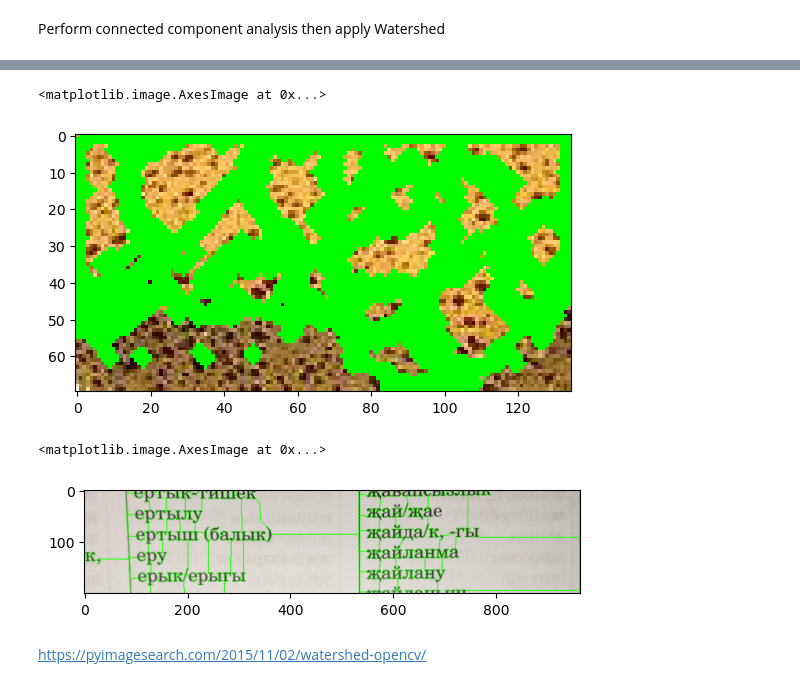
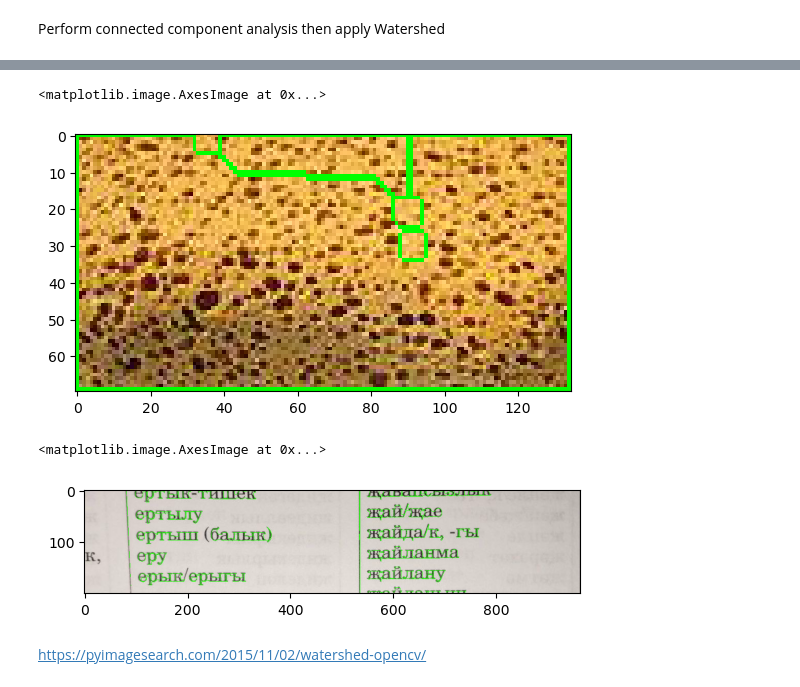
Before and after one commit to ch1cly/PythonScripts, a Jupyter notebook: imageprocessing/fourth.ipynb, the cells around one changed output, grey strips where cells are left out. Saved outputs shown, nothing was run; the diff lists cells and outputs as text; code cells hidden in the pictures.

```diff
--- a/imageprocessing/fourth.ipynb
+++ b/imageprocessing/fourth.ipynb
@@ -41,0 +61,3 @@ plt.imshow(local_max)
+# %%
+local_max = peak_local_max(distance, min_distance=30)
+local_max.shape[0]
@@ -55,0 +80,4 @@ plt.imshow(labels)
+# %%
+mask = np.zeros(distance.shape, dtype=bool)
+mask[tuple(local_max.T)] = True
+markers, _ = ndi.label(mask)
@@ -55,0 +104,13 @@ plt.imshow(labels)
+# %%
+result_segmentation = watershed(-distance, markers, mask=closing)
+# Укажите цвета для каждого объекта (от 1 до 52)
+colors = np.random.rand(3)
+
+# Отобразите каждый объект на изображении
+image = np.zeros(result_segmentation.shape + (3,))
+for i in range(1, 53):
+    image[result_segmentation == i] =np.random.rand(3)
+
+# Отобразите изображение
+plt.imshow(image)
+plt.show()
@@ -56,18 +119,12 @@ plt.imshow(labels)
 # %%
-# Iterate through unique labels
-total_area = 0
-for label in np.unique(labels):
+for label in np.unique(result_segmentation):
     if label == 0:
         continue
+    mask = np.zeros(closing.shape, dtype="uint8")
+    mask[result_segmentation == label] = 255
+    cnts = cv2.findContours(mask, cv2.RETR_EXTERNAL, cv2.CHAIN_APPROX_SIMPLE)
+    cnts = cnts[0] if len(cnts) == 2 else cnts[1]
 
-    # Create a mask
-    mask = np.zeros(gray.shape, dtype="uint8")
-    mask[labels == label] = 255
+    cv2.drawContours(image, cnts, -1, (0,255,0), 3)
 
-    # Find contours and determine contour area
-    cnts = cv2.findContours(mask.copy(), cv2.RETR_EXTERNAL, cv2.CHAIN_APPROX_SIMPLE)
-    cnts = cnts[0] if len(cnts) == 2 else cnts[1]
-    c = max(cnts, key=cv2.contourArea)
-    area = cv2.contourArea(c)
-    total_area += area
-    cv2.drawContours(image, [c], -1, (36,255,12), 4)
+plt.imshow(image, cmap='gray')
@@ -116,14 +176,14 @@ plt.imshow(watershedf('rocks.jpg',minDist=20,struct=(0,255,0),thickness=3))
 image = cv2.imread('sponge.jpg')
 plt.imsave('sponge1.jpg',image[40:110,25:160])
 # %%
-plt.imshow(watershedf('sponge1.jpg',minDist=9,struct=(0,255,0),thickness=3))
+plt.imshow(watershedf('sponge1.jpg',minDist=2,struct=(0,255,0),thickness=1))
 # %% [output]
 <matplotlib.image.AxesImage at 0x...>
-[figure, old version]
+[figure, new version]
 # %%
-plt.imshow(watershedf('text.jpg',minDist=20,thickness=1)[400:600])
+plt.imshow(watershedf('text.jpg',minDist=15,thickness=1)[400:600])
 # %% [output]
 <matplotlib.image.AxesImage at 0x...>
-[figure, old version]
+[figure, new version]
 # %% [markdown]
 https://pyimagesearch.com/2015/11/02/watershed-opencv/
```
Also changed, not shown: parts of 22 cells of this notebook.
